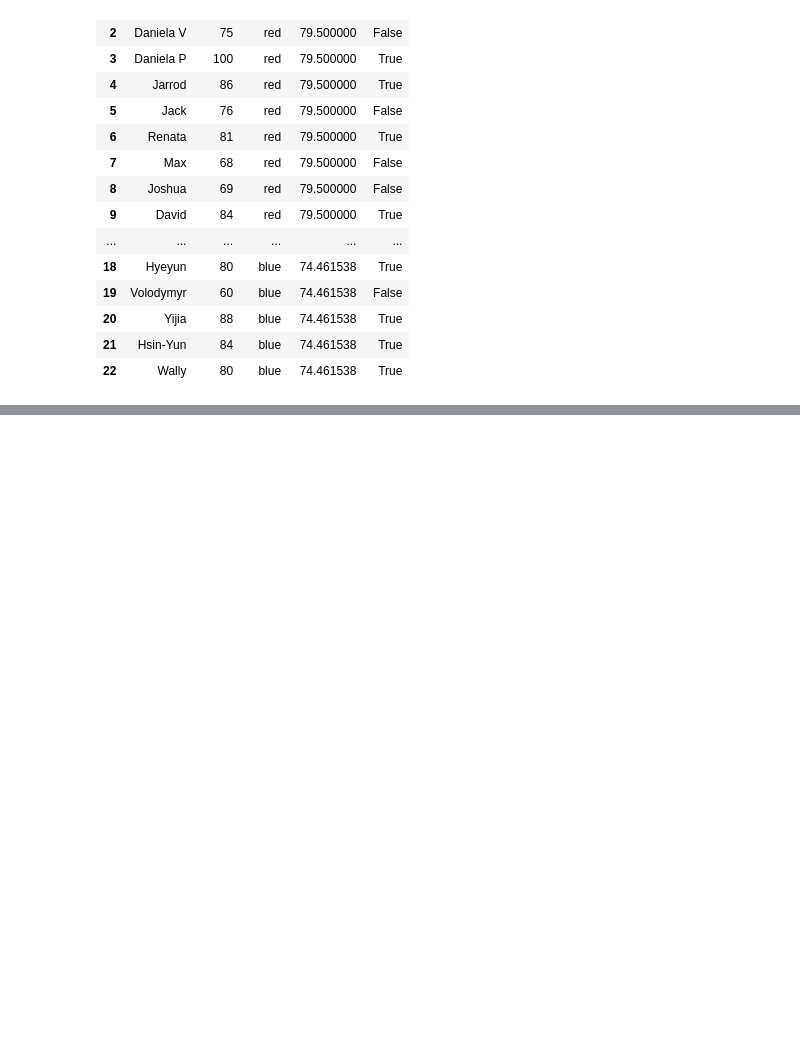
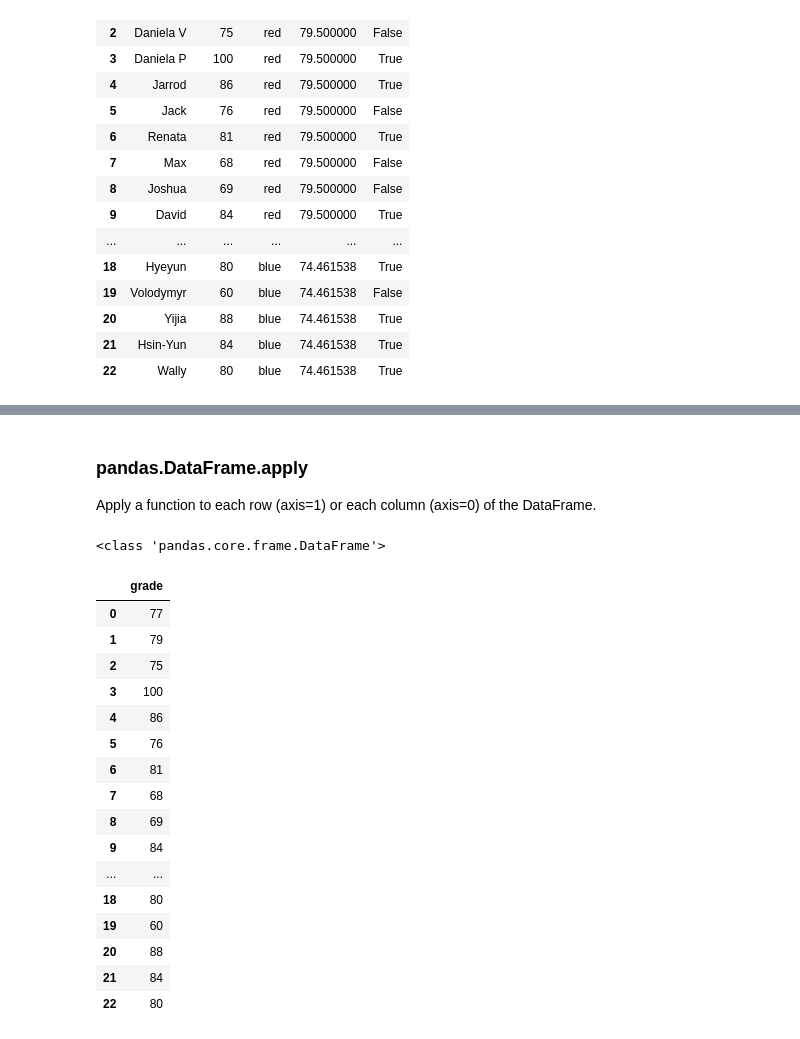
Before and after one commit to joeseid/helloworld, a Jupyter notebook: pandas_intro.ipynb, the cells around one changed output, grey strips where cells are left out. Drawn from its saved outputs; the diff is of its cells as text; code cells hidden in the pictures; blank space fills up the shorter version.

```diff
--- a/pandas_intro.ipynb
+++ b/pandas_intro.ipynb
@@ -301,0 +710,27 @@ roster
+# %% [markdown]
+### pandas.DataFrame.apply
+
+Apply a function to each row (axis=1) or each column (axis=0) of the DataFrame.
+# %%
+grade_df = roster[['grade']]
+print(type(grade_df))
+grade_df
+# %% [output]
+<class 'pandas.core.frame.DataFrame'>
+|  | grade |
+| 0 | 77 |
+| 1 | 79 |
+| 2 | 75 |
+| 3 | 100 |
+| 4 | 86 |
+| 5 | 76 |
+| 6 | 81 |
+| 7 | 68 |
+| 8 | 69 |
+| 9 | 84 |
+| ... | ... |
+| 18 | 80 |
+| 19 | 60 |
+| 20 | 88 |
+| 21 | 84 |
+| 22 | 80 |
```
Also changed, not shown: parts of 31 cells of this notebook, 2 other files.
